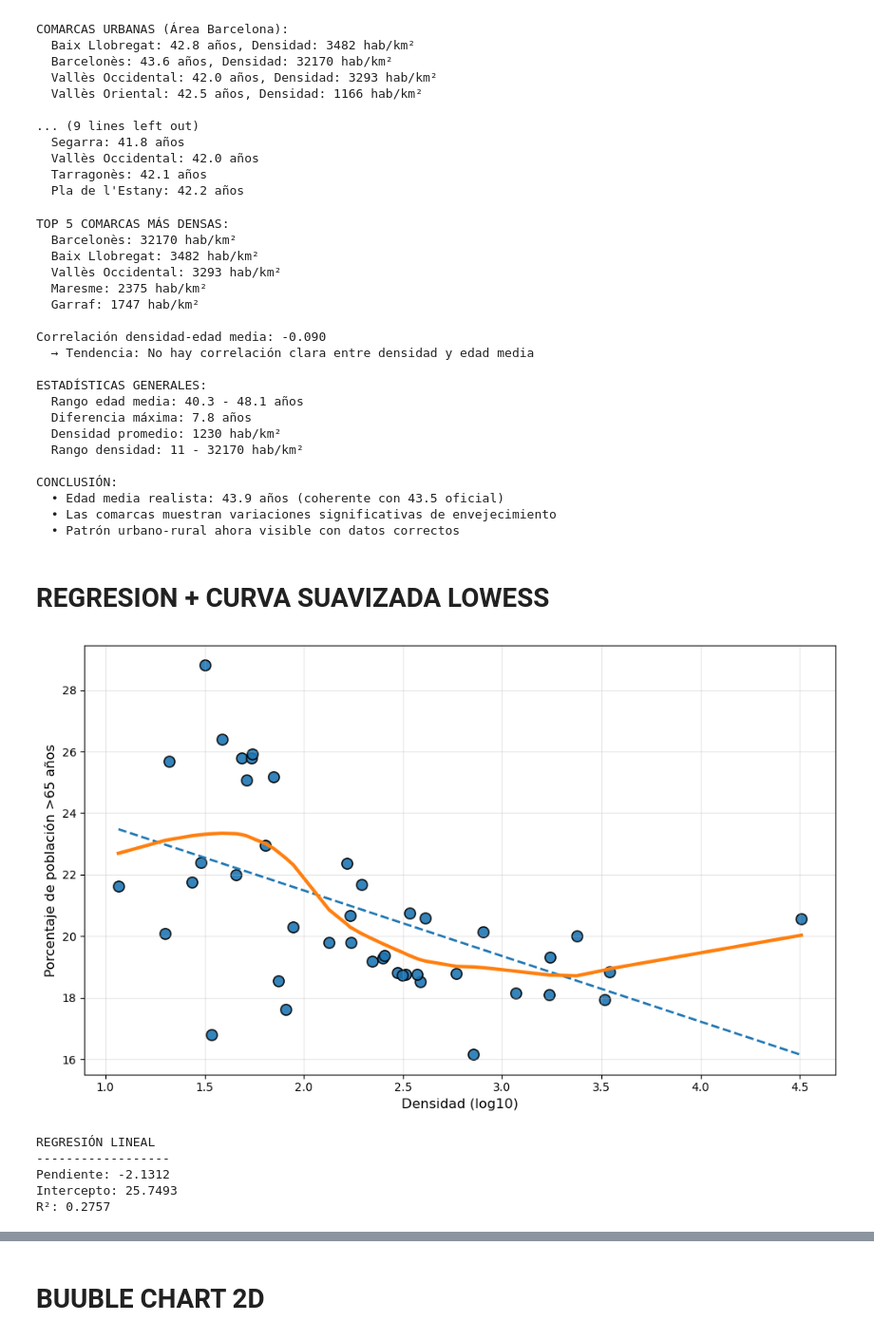
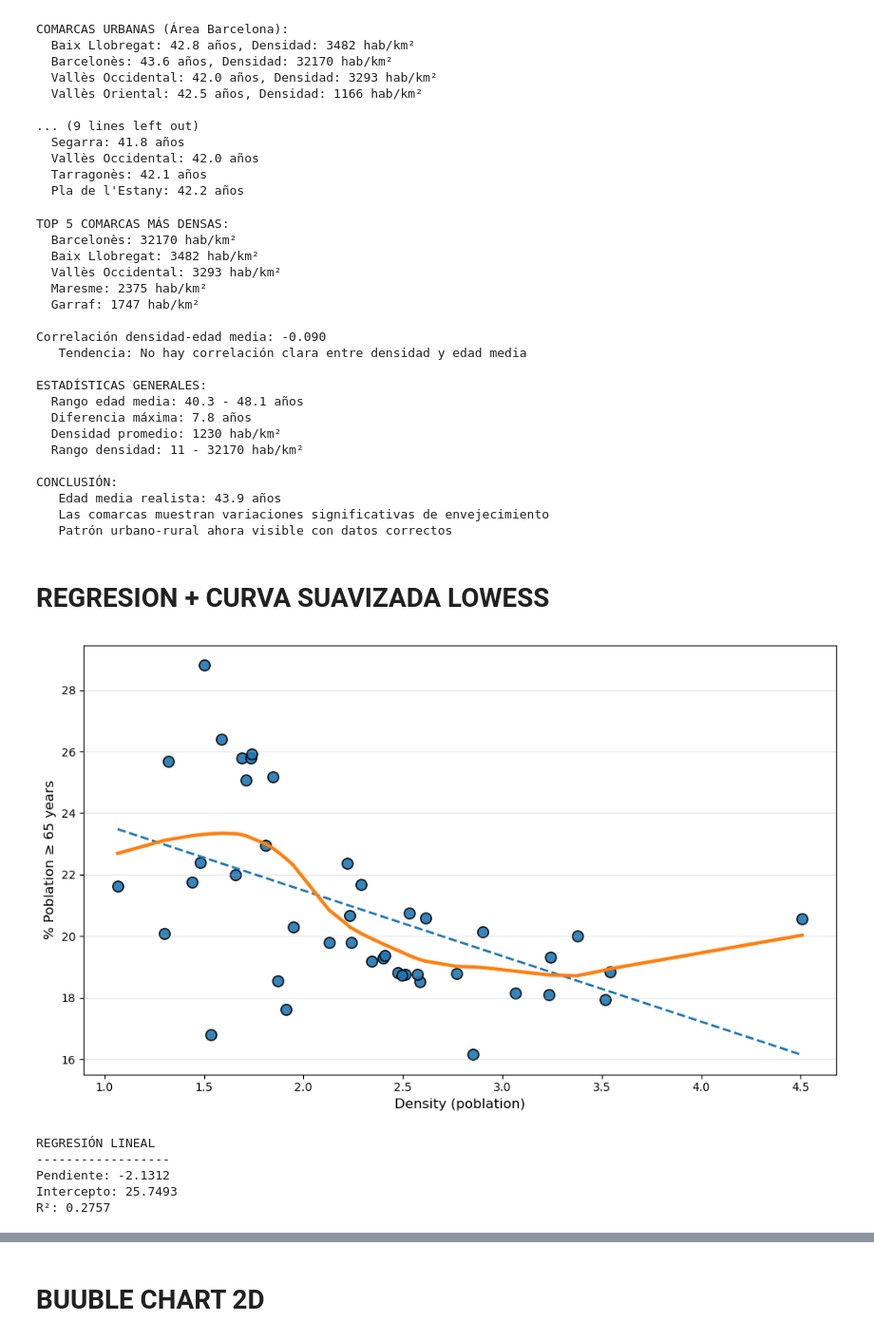
Before and after one commit to alexdeharo269/CatDef, a Jupyter notebook: javierfernandez.ipynb, the cells around one changed output, grey strips where cells are left out. Shown at 95% size. Saved outputs shown, nothing was run; the diff lists cells and outputs as text; code cells hidden in the pictures.

```diff
--- a/javierfernandez.ipynb
+++ b/javierfernandez.ipynb
@@ -1348,11 +1291,11 @@ correlacion = df_panel['densidad'].corr(df_panel['edad_media'])
 print(f"\nCorrelación densidad-edad media: {correlacion:.3f}")
 
 if correlacion < -0.3:
-    print("  → Tendencia: Las zonas más densas tienden a ser más jóvenes")
+    print("   Tendencia: Las zonas más densas tienden a ser más jóvenes")
 elif correlacion > 0.3:
-    print("  → Tendencia: Las zonas más densas tienden a ser más envejecidas")
+    print("   Tendencia: Las zonas más densas tienden a ser más envejecidas")
 else:
-    print("  → Tendencia: No hay correlación clara entre densidad y edad media")
+    print("   Tendencia: No hay correlación clara entre densidad y edad media")
 
 # Análisis de rangos
 print(f"\nESTADÍSTICAS GENERALES:")
@@ -1362,9 +1305,9 @@ print(f"  Densidad promedio: {df_panel['densidad'].mean():.0f} hab/km²")
 print(f"  Rango densidad: {df_panel['densidad'].min():.0f} - {df_panel['densidad'].max():.0f} hab/km²")
 
 print(f"\nCONCLUSIÓN:")
-print(f"  • Edad media realista: {df_panel['edad_media'].mean():.1f} años (coherente con 43.5 oficial)")
-print(f"  • Las comarcas muestran variaciones significativas de envejecimiento")
-print(f"  • Patrón urbano-rural ahora visible con datos correctos")
+print(f"   Edad media realista: {df_panel['edad_media'].mean():.1f} años ")
+print(f"   Las comarcas muestran variaciones significativas de envejecimiento")
+print(f"   Patrón urbano-rural ahora visible con datos correctos")
 # %% [output]
 TOP 5 COMARCAS MÁS DENSAS:
   Barcelonès: 32170 hab/km²
@@ -1374,7 +1317,7 @@ TOP 5 COMARCAS MÁS DENSAS:
   Garraf: 1747 hab/km²
 
 Correlación densidad-edad media: -0.090
-  → Tendencia: No hay correlación clara entre densidad y edad media
+   Tendencia: No hay correlación clara entre densidad y edad media
 
 ESTADÍSTICAS GENERALES:
   Rango edad media: 40.3 - 48.1 años
@@ -1383,9 +1326,9 @@ ESTADÍSTICAS GENERALES:
   Rango densidad: 11 - 32170 hab/km²
 
 CONCLUSIÓN:
-  • Edad media realista: 43.9 años (coherente con 43.5 oficial)
-  • Las comarcas muestran variaciones significativas de envejecimiento
-  • Patrón urbano-rural ahora visible con datos correctos
+   Edad media realista: 43.9 años
+   Las comarcas muestran variaciones significativas de envejecimiento
+   Patrón urbano-rural ahora visible con datos correctos
 # %% [markdown]
 # REGRESION + CURVA SUAVIZADA LOWESS
 # %%
@@ -1394,68 +1337,59 @@ import seaborn as sns
 import matplotlib.pyplot as plt
 from statsmodels.nonparametric.smoothers_lowess import lowess
 
-# ------------------------------
-# Preparar datos
-# ------------------------------
+#Preparamos los datos
 df_plot = df_panel.copy()
 
 x = df_plot["densidad_log"]
-y = df_plot["porc_mayores_65"]   # VALORES REALES (%)
+y = df_plot["porc_mayores_65"]
 
-# ------------------------------
 # Regresión lineal
-# ------------------------------
 coef = np.polyfit(x, y, 1)
 pendiente, intercepto = coef
 
 x_line = np.linspace(x.min(), x.max(), 200)
 y_line = pendiente * x_line + intercepto
 
-# ------------------------------
-# LOESS (suavizado no paramétrico)
-# ------------------------------
+# Curva LOESS
 loess_fit = lowess(y, x, frac=0.6)
 x_loess = loess_fit[:, 0]
 y_loess = loess_fit[:, 1]
 
-# ------------------------------
-# Plot
-# ------------------------------
+#Plot
+
 plt.figure(figsize=(10, 6))
 
 # Puntos
 plt.scatter(x, y, s=90, edgecolor="black", linewidth=1.2, alpha=0.9)
 
 # Regresión lineal
 plt.plot(x_line, y_line, linestyle="--", linewidth=2)
 
 # Curva LOESS
 plt.plot(x_loess, y_loess, linewidth=3)
 
-plt.xlabel("Densidad (log10)", fontsize=12)
-plt.ylabel("Porcentaje de población >65 años", fontsize=12)
+plt.xlabel("Density (poblation)", fontsize=12)
+plt.ylabel("% Poblation ≥ 65 years", fontsize=12)
 plt.title("", fontsize=14)
 
-plt.grid(True, alpha=0.3)
+plt.grid(True, alpha=0.3, axis ='y')
 plt.tight_layout()
 plt.show()
 
-# ------------------------------
-# Imprimir métricas
-# ------------------------------
+# Análisis regresión lineal
 print("REGRESIÓN LINEAL")
 print("------------------")
 print(f"Pendiente: {pendiente:.4f}")
 print(f"Intercepto: {intercepto:.4f}")
 
 # R2
 y_pred = pendiente * x + intercepto
 ss_res = np.sum((y - y_pred)**2)
 ss_tot = np.sum((y - y.mean())**2)
 r2 = 1 - ss_res/ss_tot
 print(f"R²: {r2:.4f}")
 # %% [output]
-[figure, old version]
+[figure, new version]
 REGRESIÓN LINEAL
 ------------------
 Pendiente: -2.1312
```
Also changed, not shown: parts of 14 cells of this notebook, 1 other file.
